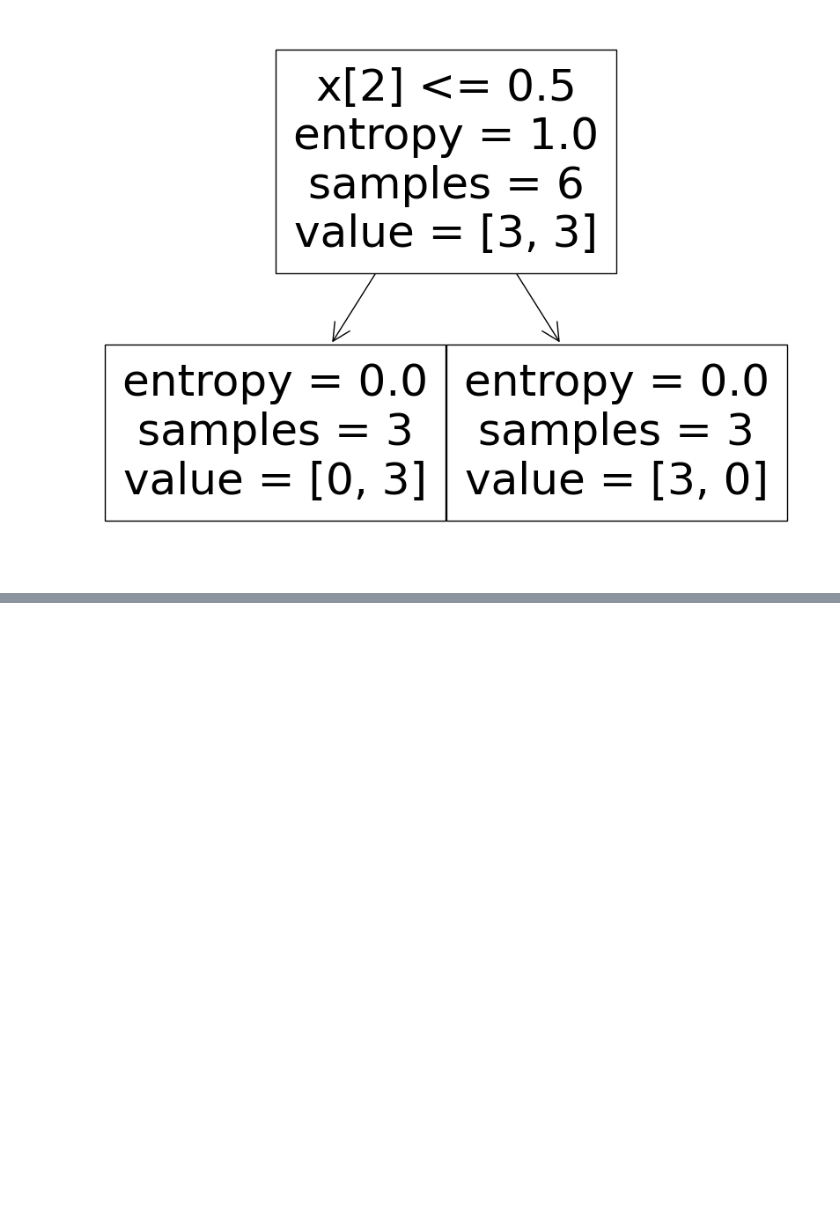
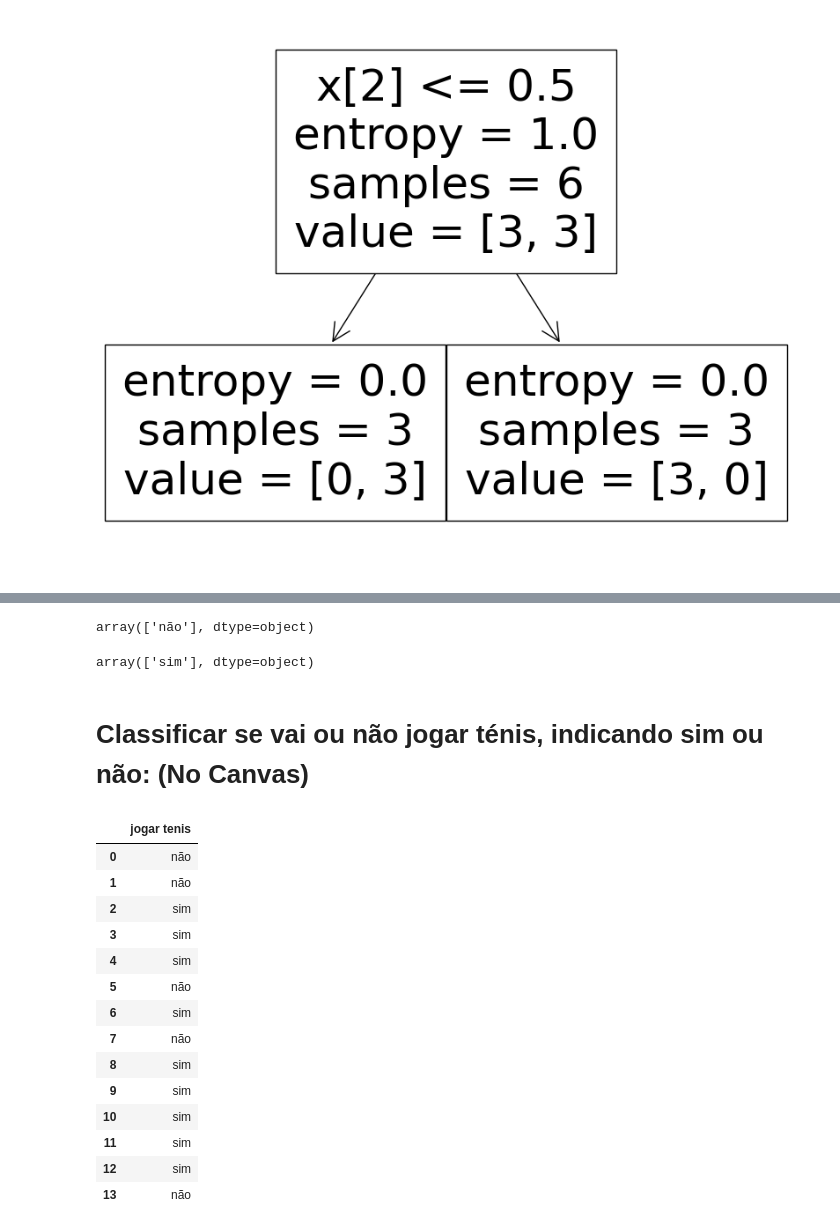
Before and after one commit to tombraganca/Inteligente-Artificial, a Jupyter notebook: primeiro_trabalho_pr_tico_sobre_rvore_de_decis_o.ipynb, the cells around one changed output, grey strips where cells are left out. Saved outputs shown, nothing was run; the diff lists cells and outputs as text; code cells hidden in the pictures; blank space fills up the shorter version.

```diff
--- a/primeiro_trabalho_pr_tico_sobre_rvore_de_decis_o.ipynb
+++ b/primeiro_trabalho_pr_tico_sobre_rvore_de_decis_o.ipynb
@@ -58,0 +118,20 @@ plt.show()
+# %%
+#@title c) Classificar Salário=baixo, Localização=perto, Função=interessante
+X3 = pd.DataFrame([['0','1','1']], columns=['Salário', 'Localização', 'Função'])
+X3
+
+previsoes3 = arvore.predict(X3)
+previsoes3
+# %% [output]
+array(['não'], dtype=object)
+# %%
+#@title d) Classificar Salário=alto, Localização=perto, Função=desinteressante
+X2 = pd.DataFrame([['1','1','0']], columns=['Salário', 'Localização', 'Função'])
+X2
+
+previsoes = arvore.predict(X2)
+previsoes
+# %% [output]
+array(['sim'], dtype=object)
+# %% [markdown]
+# Classificar se vai ou não jogar ténis, indicando sim ou não: (No Canvas)
@@ -58,0 +175,48 @@ plt.show()
+# %%
+#@title Altera os dados para números
+for i in range(len(X1)):
+  if X1[i][0] == "sol":
+    X[i][0] = 0
+  if X1[i][0] == "nuvens":
+    X[i][0] = 1
+  if X1[i][0] == "chuva":
+    X[i][0] = 2
+  if X1[i][1] == "quente":
+    X[i][1] = 0
+  if X1[i][1] == "ameno":
+    X[i][1] = 1
+  if X1[i][1] == "fresco":
+    X[i][1] = 3
+  if X1[i][2] == "elevada":
+    X[i][2] = 0
+  if X1[i][2] == "normal":
+    X[i][2] = 1
+  if X1[i][3] == "fraco":
+    X[i][3] = 0
+  if X1[i][3] == "forte":
+    X[i][3] = 1
+
+XX = pd.DataFrame(X, dtype=str, columns=['aspecto', 'temp', 'humidade', 'vento'])
+
+YY = pd.DataFrame(Y, dtype=str, columns=['jogar tenis'])
+
+XX
+
+
+YY
+# %% [output]
+|  | jogar tenis |
+| 0 | não |
+| 1 | não |
+| 2 | sim |
+| 3 | sim |
+| 4 | sim |
+| 5 | não |
+| 6 | sim |
+| 7 | não |
+| 8 | sim |
+| 9 | sim |
+| 10 | sim |
+| 11 | sim |
+| 12 | sim |
+| 13 | não |
```
Also changed, not shown: parts of 19 cells of this notebook.
